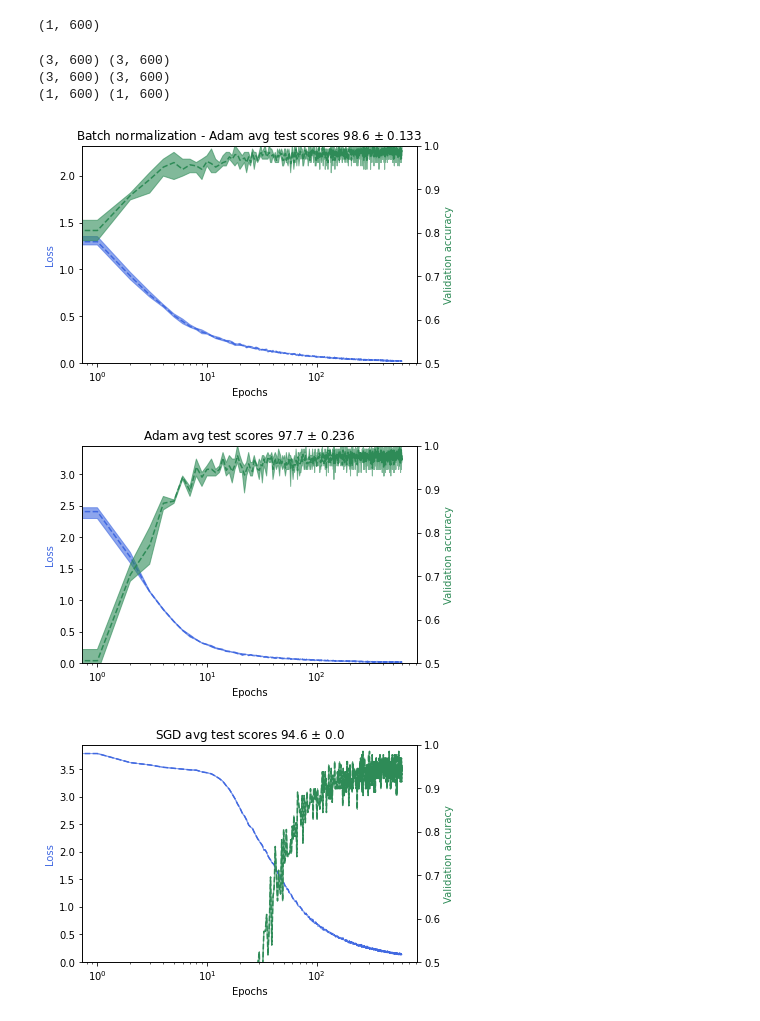
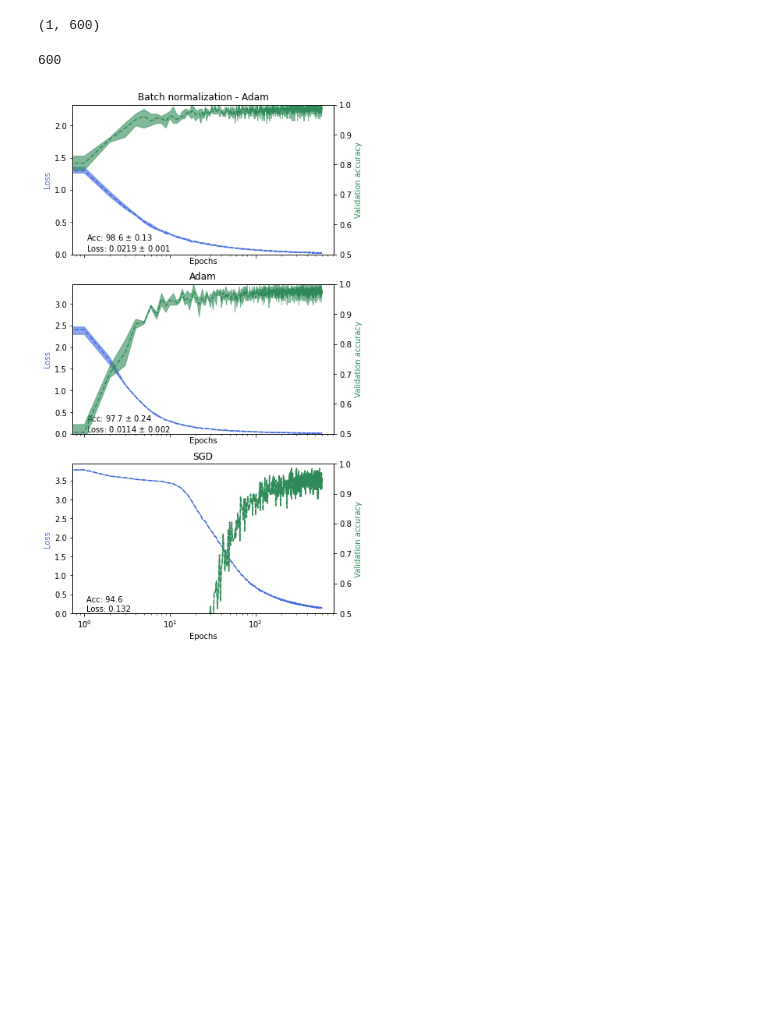
Before and after one commit to JakobSchauser/MLandData, a Jupyter notebook: ADL/Assignment 1/making_plots.ipynb, the cells around one changed output. Cells and saved outputs as stored; diff of their text form; code cells hidden in the pictures; blank space fills up the shorter version.

```diff
--- a/ADL/Assignment 1/making_plots.ipynb
+++ b/ADL/Assignment 1/making_plots.ipynb
@@ -4,7 +4,7 @@ import matplotlib.pyplot as plt
 import pandas as pd
 import seaborn as sns
 # %%
-def plot_loss_and_acc(loss, acc, title,runtype, log = False, ax1 = None):
+def plot_loss_and_acc(loss, acc, title,runtype, log = False, ax1 = None, text = ""):
 
   if ax1 is None:
     fig, ax1 = plt.subplots()
@@ -32,6 +32,8 @@ def plot_loss_and_acc(loss, acc, title,runtype, log = False, ax1 = None):
   ax2.tick_params(axis='y')
 
   ax1.set_title(title)
+  ax1.text(np.log(len(loss[0]))/6,0.05, text)
+
   # fig.tight_layout()  # otherwise the right y-label is slightly clipped
   # fig.legend(loc = 0)
 
@@ -81,36 +83,39 @@ def plot_mult(loss, acc, title,runtype, log = False, ax1 = None, text = ""):
 # %% [output]
 (1, 600)
 # %%
+fig, axs = plt.subplots(3,1,figsize = (6,12),sharex = True)
+
 loss = np.genfromtxt("Runs/all lossesBatch normalization - ADAM200epochs-0.01LR.csv",delimiter = ",")
 acc = np.genfromtxt("Runs/all accuraciesBatch normalization - ADAM200epochs-0.01LR.csv",delimiter = ",")
 test =  np.genfromtxt("Runs/all final_accuraciesBatch normalization - ADAM200epochs-0.01LR.csv",delimiter = ",")
 
-plot_loss_and_acc(loss,acc,"Batch normalization - Adam" + f" avg test scores {np.mean(test):.3} $\pm$ {np.std(test):.3}","",True)
+
+t =  f"Acc: {np.mean(test):.3} $\pm$ {np.std(test):.2}\nLoss: {np.mean(loss[:,-1]):.3} $\pm$ {np.std(loss[:,-1]):.1}"
+plot_loss_and_acc(loss,acc,"Batch normalization - Adam" ,"",True,ax1=axs[0], text = t)
 
 
 loss = np.genfromtxt("Runs/all lossesNormal - ADAM200epochs-0.01LR.csv",delimiter = ",")
 acc = np.genfromtxt("Runs/all accuraciesNormal - ADAM200epochs01LR.csv",delimiter = ",").reshape((3,600))
 test = np.genfromtxt("Runs/all final_accuraciesNormal - ADAM200epochs-0.01LR.csv",delimiter = ",")
 
-plot_loss_and_acc(loss,acc,"Adam" + f" avg test scores {np.mean(test):.3} $\pm$ {np.std(test):.3}","",True)
+t =  f"Acc: {np.mean(test):.3} $\pm$ {np.std(test):.2}\nLoss: {np.mean(loss[:,-1]):.3} $\pm$ {np.std(loss[:,-1]):.1}"
+plot_loss_and_acc(loss,acc,"Adam","",True,ax1=axs[1], text = t)
 
 
 loss = np.genfromtxt("Runs/all lossesNormal - SGD200epochs.csv",delimiter = ",")
 acc = np.genfromtxt("Runs/all accuraciesNormal - SGD200epochs.csv",delimiter = ",")
 test = np.genfromtxt("Runs/all final_accuraciesNormal - SGD200epochs.csv",delimiter = ",")
 
+print(len(loss))
 acc = np.expand_dims(acc,0)
 loss = np.expand_dims(loss,0)
 # acc.shape
 
-plot_loss_and_acc(loss,acc,"SGD" + f" avg test scores {np.mean(test):.3} $\pm$ {np.std(test):.3}","",True)
+t =  f"Acc: {np.mean(test):.3}\nLoss: {np.mean(loss[:,-1]):.3}"
+plot_loss_and_acc(loss,acc,"SGD","",True,ax1=axs[2], text = t)
 # %% [output]
-(3, 600) (3, 600)
-(3, 600) (3, 600)
-(1, 600) (1, 600)
+600
-[figure, old version]
+[figure, new version]
-[figure, removed]
-[figure, removed]
 # %%
 
 
```
Also changed, not shown: parts of 3 cells of this notebook, 3 other files.
